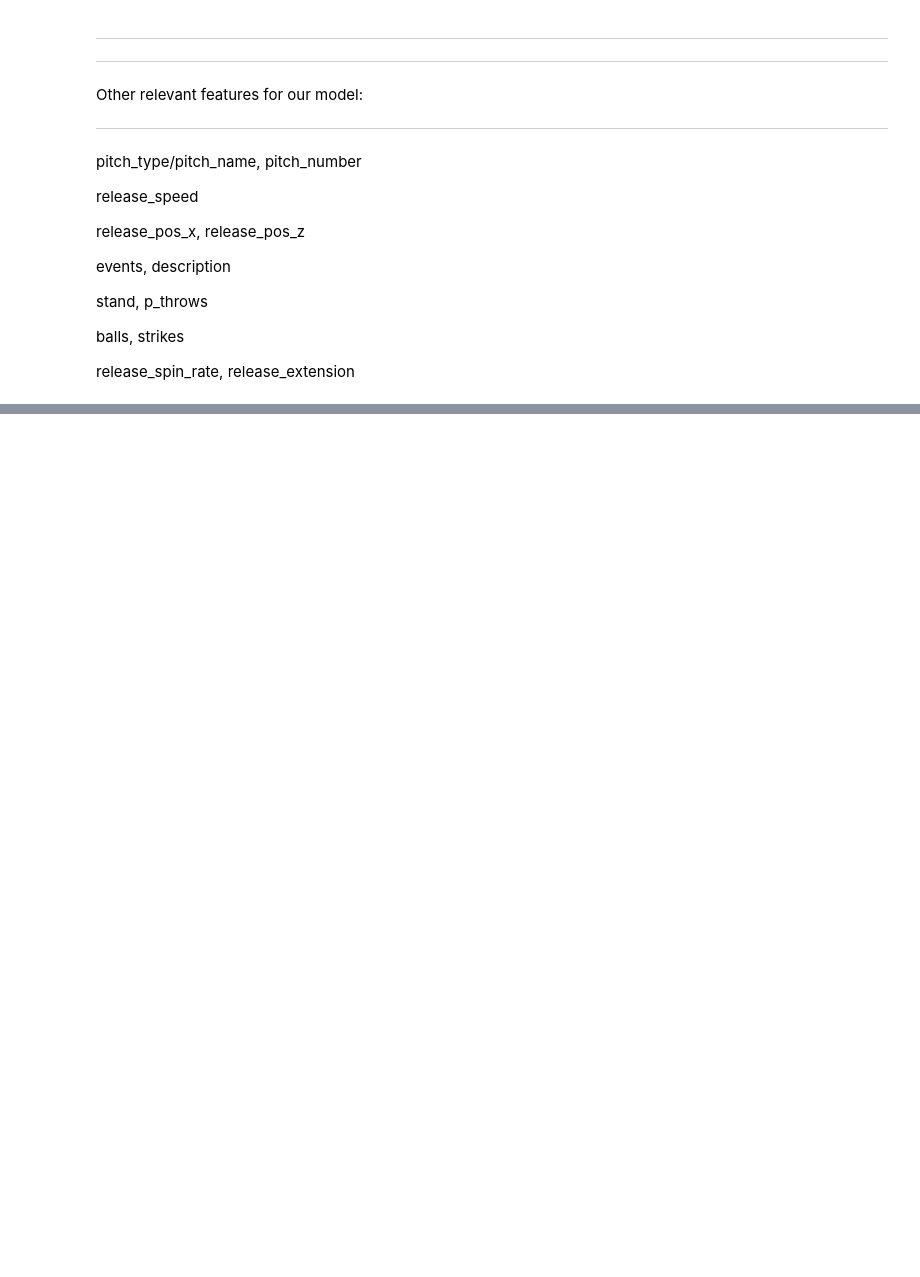
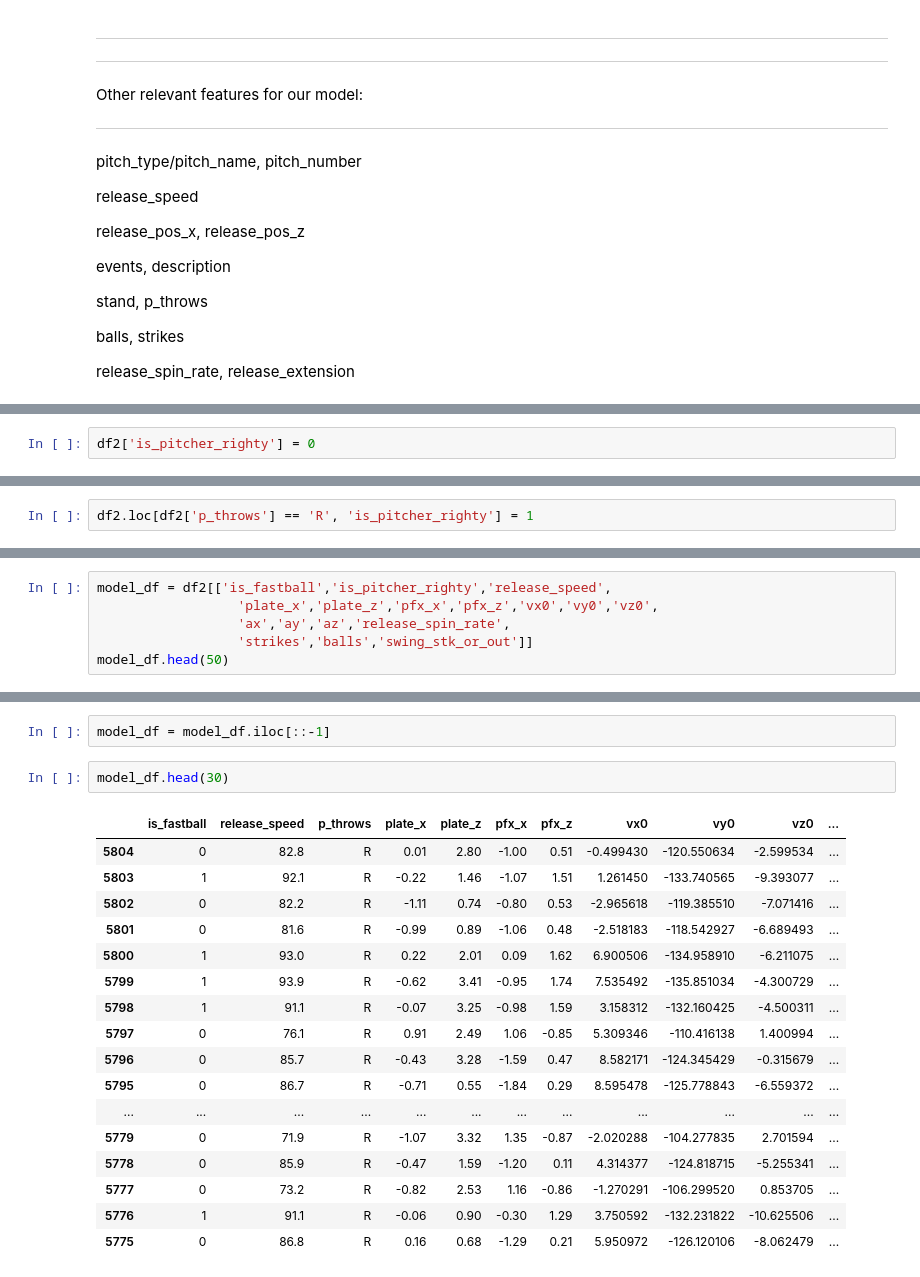
Before and after one commit to ewehmueller/pitch-analysis, a Jupyter notebook: pitch-classification.ipynb, the cells around one changed output, grey strips where cells are left out. Cells and saved outputs as stored; diff of their text form; blank space fills up the shorter version.

```diff
--- a/pitch-classification.ipynb
+++ b/pitch-classification.ipynb
@@ -134,0 +261,2 @@ array(['FS', 'FC', 'SL', 'SI', 'FF', 'CU', 'CH', 'KC', 'FT', nan, 'FO',
+# %%
+df2['is_pitcher_righty'] = 0
@@ -134,0 +269,2 @@ array(['FS', 'FC', 'SL', 'SI', 'FF', 'CU', 'CH', 'KC', 'FT', nan, 'FO',
+# %%
+df2.loc[df2['p_throws'] == 'R', 'is_pitcher_righty'] = 1
@@ -134,0 +277,6 @@ array(['FS', 'FC', 'SL', 'SI', 'FF', 'CU', 'CH', 'KC', 'FT', nan, 'FO',
+# %%
+model_df = df2[['is_fastball','is_pitcher_righty','release_speed',
+                  'plate_x','plate_z','pfx_x','pfx_z','vx0','vy0','vz0',
+                  'ax','ay','az','release_spin_rate',
+                  'strikes','balls','swing_stk_or_out']]
+model_df.head(50)
@@ -134,0 +301,22 @@ array(['FS', 'FC', 'SL', 'SI', 'FF', 'CU', 'CH', 'KC', 'FT', nan, 'FO',
+# %%
+model_df = model_df.iloc[::-1]
+# %%
+model_df.head(30)
+# %% [output]
+|  | is_fastball | release_speed | p_throws | plate_x | plate_z | pfx_x | pfx_z | vx0 | vy0 | vz0 | ... |
+| 5804 | 0 | 82.8 | R | 0.01 | 2.80 | -1.00 | 0.51 | -0.499430 | -120.550634 | -2.599534 | ... |
+| 5803 | 1 | 92.1 | R | -0.22 | 1.46 | -1.07 | 1.51 | 1.261450 | -133.740565 | -9.393077 | ... |
+| 5802 | 0 | 82.2 | R | -1.11 | 0.74 | -0.80 | 0.53 | -2.965618 | -119.385510 | -7.071416 | ... |
+| 5801 | 0 | 81.6 | R | -0.99 | 0.89 | -1.06 | 0.48 | -2.518183 | -118.542927 | -6.689493 | ... |
+| 5800 | 1 | 93.0 | R | 0.22 | 2.01 | 0.09 | 1.62 | 6.900506 | -134.958910 | -6.211075 | ... |
+| 5799 | 1 | 93.9 | R | -0.62 | 3.41 | -0.95 | 1.74 | 7.535492 | -135.851034 | -4.300729 | ... |
+| 5798 | 1 | 91.1 | R | -0.07 | 3.25 | -0.98 | 1.59 | 3.158312 | -132.160425 | -4.500311 | ... |
+| 5797 | 0 | 76.1 | R | 0.91 | 2.49 | 1.06 | -0.85 | 5.309346 | -110.416138 | 1.400994 | ... |
+| 5796 | 0 | 85.7 | R | -0.43 | 3.28 | -1.59 | 0.47 | 8.582171 | -124.345429 | -0.315679 | ... |
+| 5795 | 0 | 86.7 | R | -0.71 | 0.55 | -1.84 | 0.29 | 8.595478 | -125.778843 | -6.559372 | ... |
+| ... | ... | ... | ... | ... | ... | ... | ... | ... | ... | ... | ... |
+| 5779 | 0 | 71.9 | R | -1.07 | 3.32 | 1.35 | -0.87 | -2.020288 | -104.277835 | 2.701594 | ... |
+| 5778 | 0 | 85.9 | R | -0.47 | 1.59 | -1.20 | 0.11 | 4.314377 | -124.818715 | -5.255341 | ... |
+| 5777 | 0 | 73.2 | R | -0.82 | 2.53 | 1.16 | -0.86 | -1.270291 | -106.299520 | 0.853705 | ... |
+| 5776 | 1 | 91.1 | R | -0.06 | 0.90 | -0.30 | 1.29 | 3.750592 | -132.231822 | -10.625506 | ... |
+| 5775 | 0 | 86.8 | R | 0.16 | 0.68 | -1.29 | 0.21 | 5.950972 | -126.120106 | -8.062479 | ... |
```
Also changed, not shown: parts of 26 cells of this notebook.
